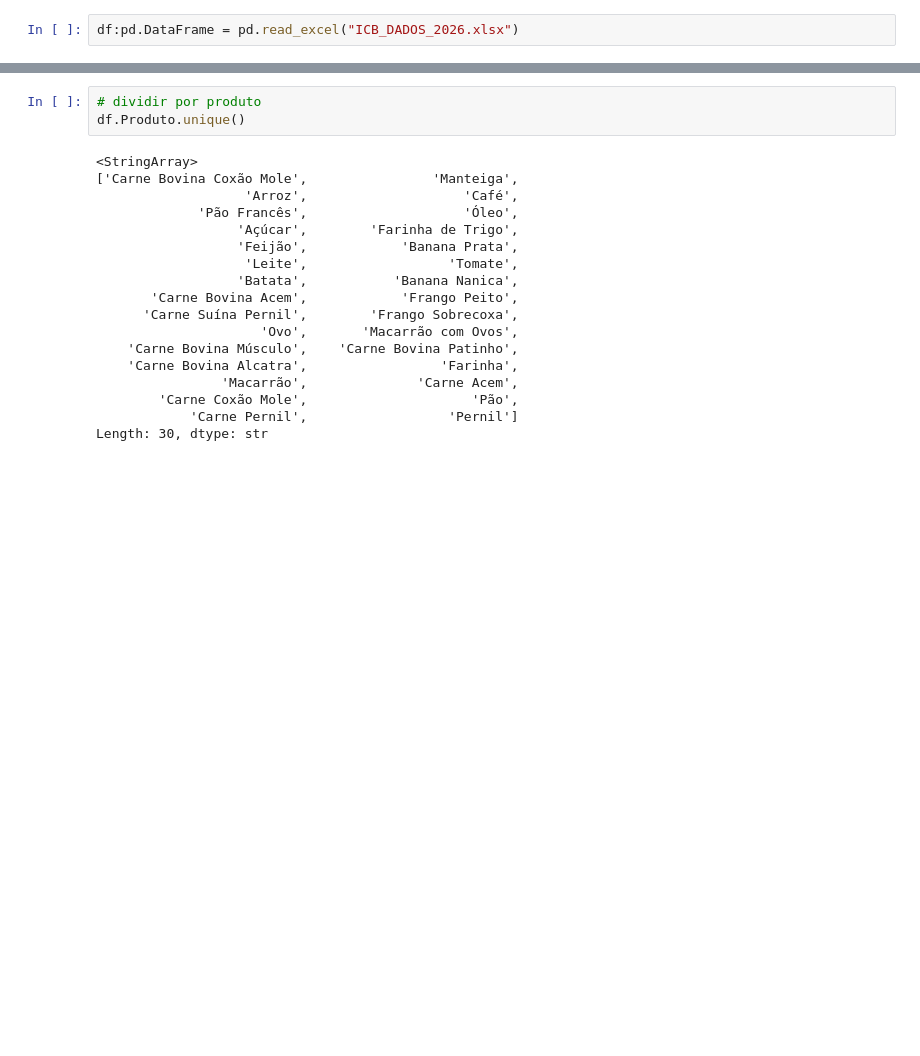
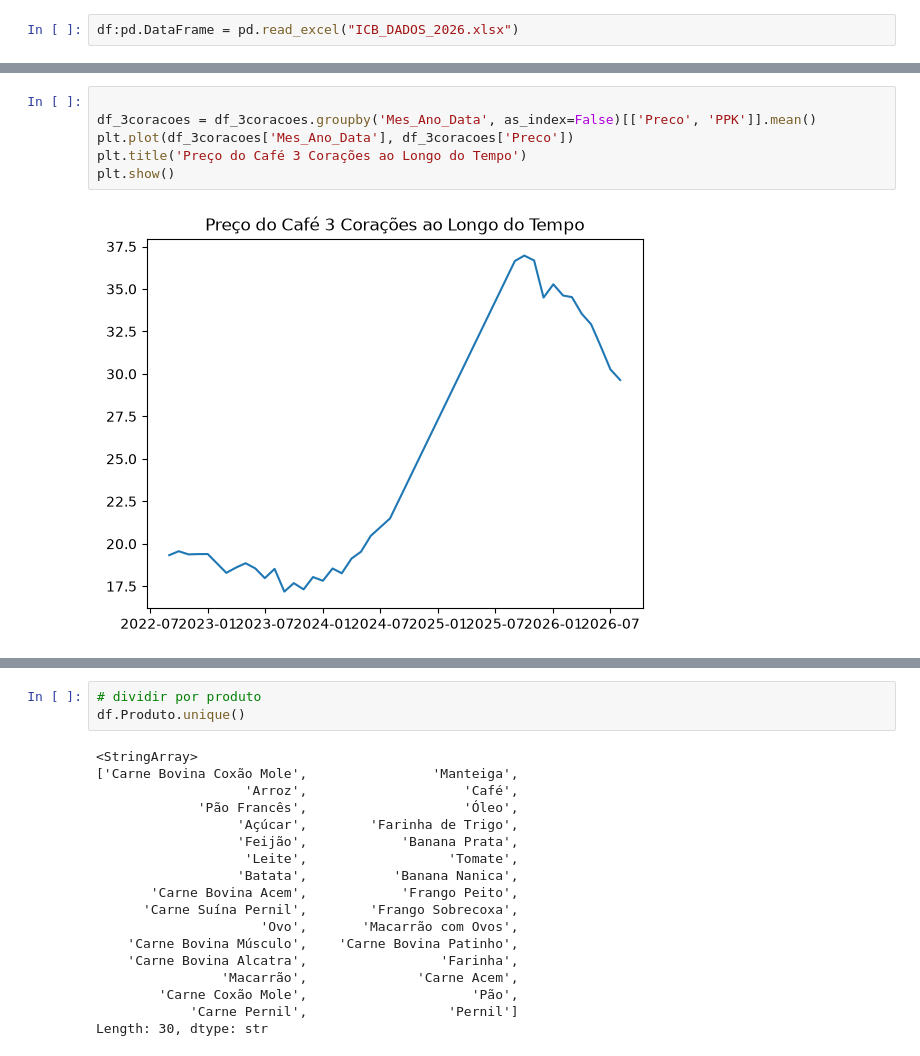
Before and after one commit to Teus-Andrezana/dados_cesta_basica, a Jupyter notebook: main.ipynb, the cells around one changed output, grey strips where cells are left out. Saved outputs shown, nothing was run; the diff lists cells and outputs as text; blank space fills up the shorter version.

```diff
--- a/main.ipynb
+++ b/main.ipynb
@@ -27,0 +64,8 @@ df
+# %%
+
+df_3coracoes = df_3coracoes.groupby('Mes_Ano_Data', as_index=False)[['Preco', 'PPK']].mean()
+plt.plot(df_3coracoes['Mes_Ano_Data'], df_3coracoes['Preco'])
+plt.title('Preço do Café 3 Corações ao Longo do Tempo')
+plt.show()
+# %% [output]
+[figure, added]
```
Also changed, not shown: parts of 11 cells of this notebook.
